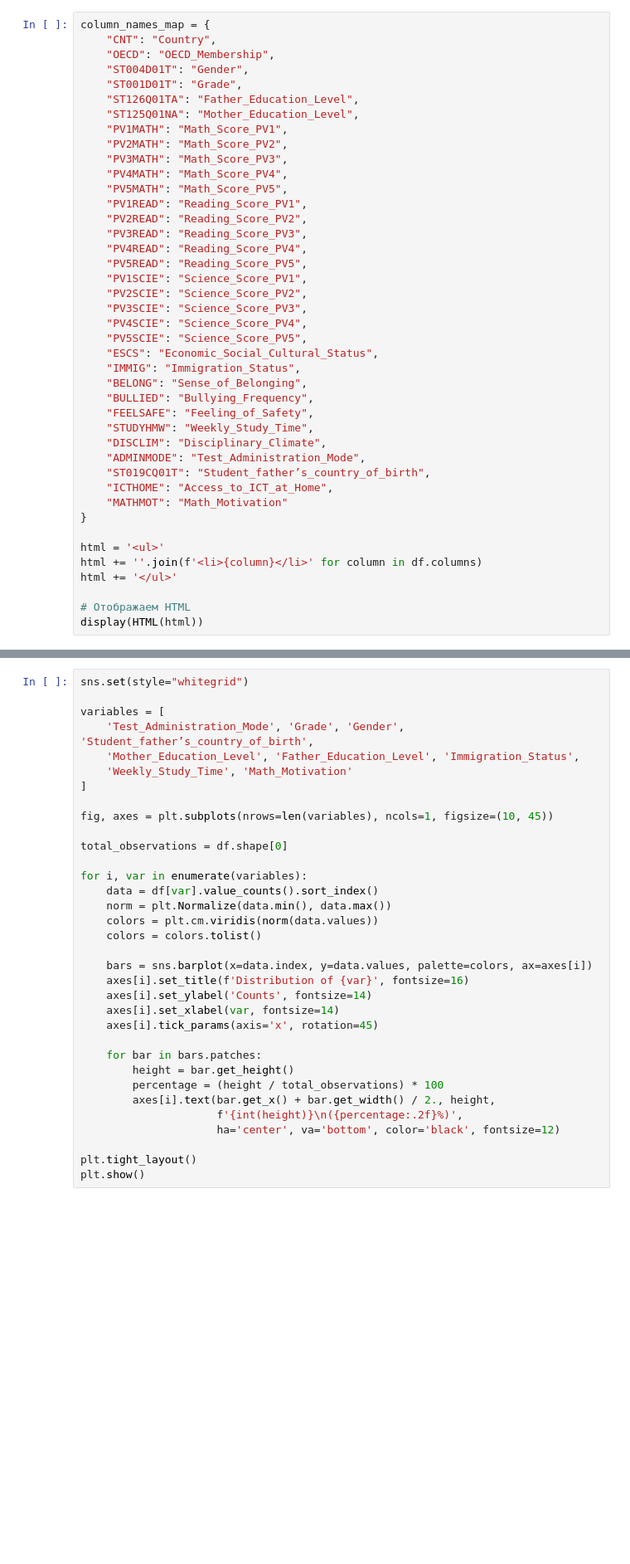
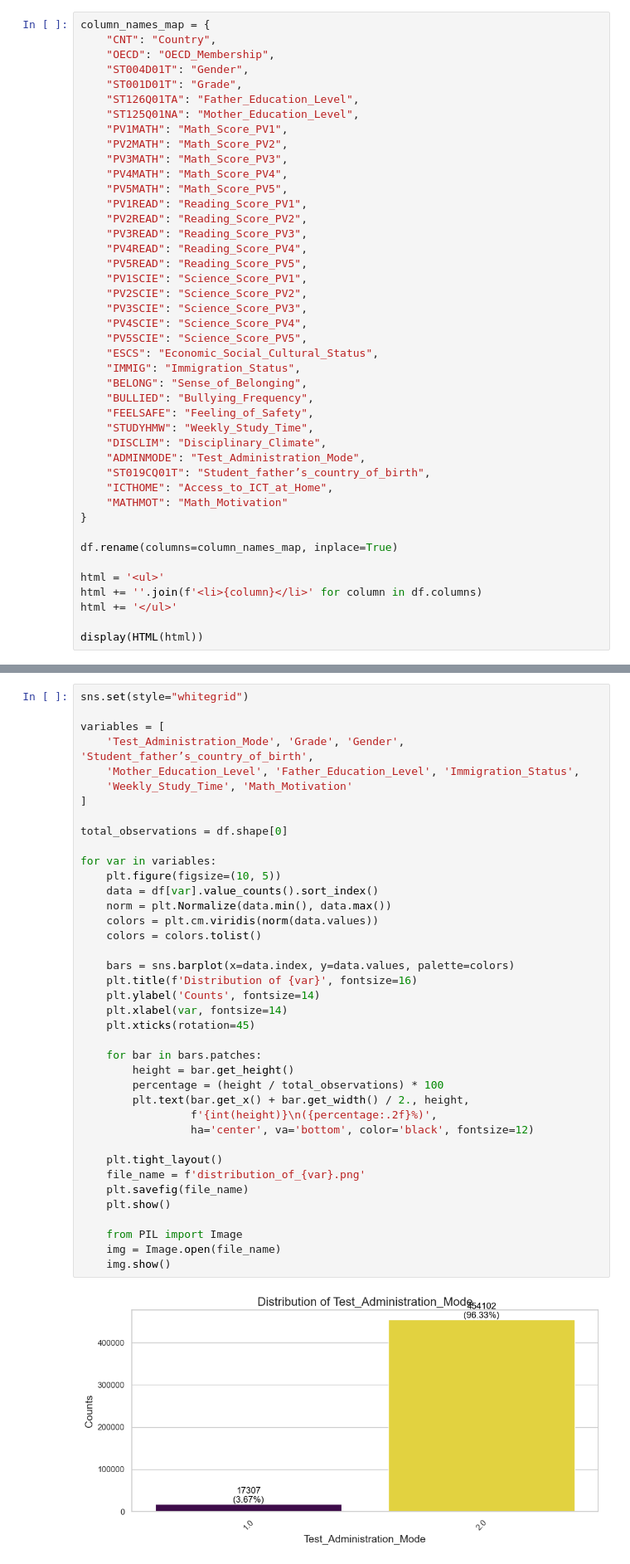
Before and after one commit to RonyLittle/ProjectPisa, a Jupyter notebook: Project.ipynb, the cells around one changed output, grey strips where cells are left out. Shown at 83% size. Cells and saved outputs as stored; diff of their text form; blank space fills up the shorter version.

```diff
--- a/Project.ipynb
+++ b/Project.ipynb
@@ -309,9 +327,10 @@ column_names_map = {
     "MATHMOT": "Math_Motivation"
 }
 
+df.rename(columns=column_names_map, inplace=True)
+
 html = '<ul>'
 html += ''.join(f'<li>{column}</li>' for column in df.columns)
 html += '</ul>'
 
-# Отображаем HTML
 display(HTML(html))
@@ -736,34 +805,41 @@ By performing these operations in the main DataFrame, we ensure that all subsequ
 # %%
 sns.set(style="whitegrid")
 
 variables = [
     'Test_Administration_Mode', 'Grade', 'Gender', 'Student_father’s_country_of_birth',
     'Mother_Education_Level', 'Father_Education_Level', 'Immigration_Status',
     'Weekly_Study_Time', 'Math_Motivation'
 ]
 
-fig, axes = plt.subplots(nrows=len(variables), ncols=1, figsize=(10, 45))
-
 total_observations = df.shape[0]
 
-for i, var in enumerate(variables):
+for var in variables:
+    plt.figure(figsize=(10, 5))
     data = df[var].value_counts().sort_index()
     norm = plt.Normalize(data.min(), data.max())
     colors = plt.cm.viridis(norm(data.values))
     colors = colors.tolist()
 
-    bars = sns.barplot(x=data.index, y=data.values, palette=colors, ax=axes[i])
-    axes[i].set_title(f'Distribution of {var}', fontsize=16)
-    axes[i].set_ylabel('Counts', fontsize=14)
-    axes[i].set_xlabel(var, fontsize=14)
-    axes[i].tick_params(axis='x', rotation=45)
+    bars = sns.barplot(x=data.index, y=data.values, palette=colors)
+    plt.title(f'Distribution of {var}', fontsize=16)
+    plt.ylabel('Counts', fontsize=14)
+    plt.xlabel(var, fontsize=14)
+    plt.xticks(rotation=45)
 
     for bar in bars.patches:
         height = bar.get_height()
         percentage = (height / total_observations) * 100
-        axes[i].text(bar.get_x() + bar.get_width() / 2., height,
-                     f'{int(height)}\n({percentage:.2f}%)',
-                     ha='center', va='bottom', color='black', fontsize=12)
+        plt.text(bar.get_x() + bar.get_width() / 2., height,
+                 f'{int(height)}\n({percentage:.2f}%)',
+                 ha='center', va='bottom', color='black', fontsize=12)
 
-plt.tight_layout()
-plt.show()
+    plt.tight_layout()
+    file_name = f'distribution_of_{var}.png'
+    plt.savefig(file_name)
+    plt.show()
+
+    from PIL import Image
+    img = Image.open(file_name)
+    img.show()
+# %% [output]
+[figure, added]
```
Also changed, not shown: parts of 44 cells of this notebook.
